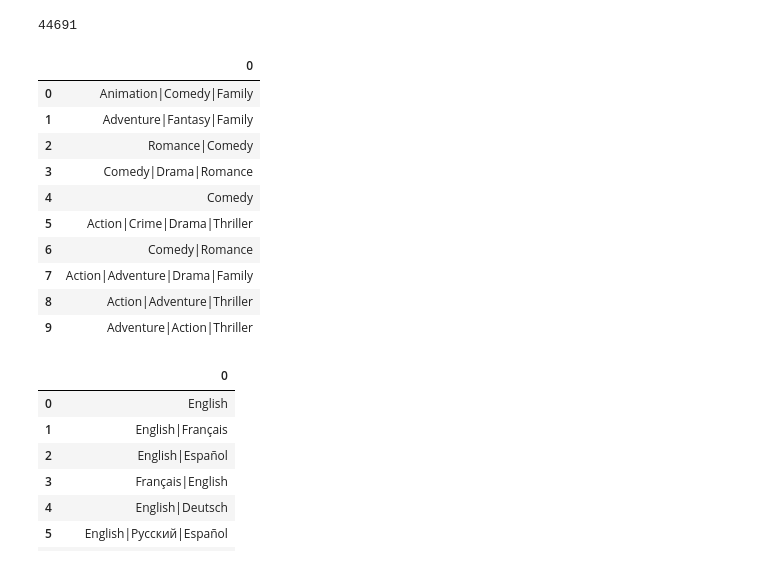
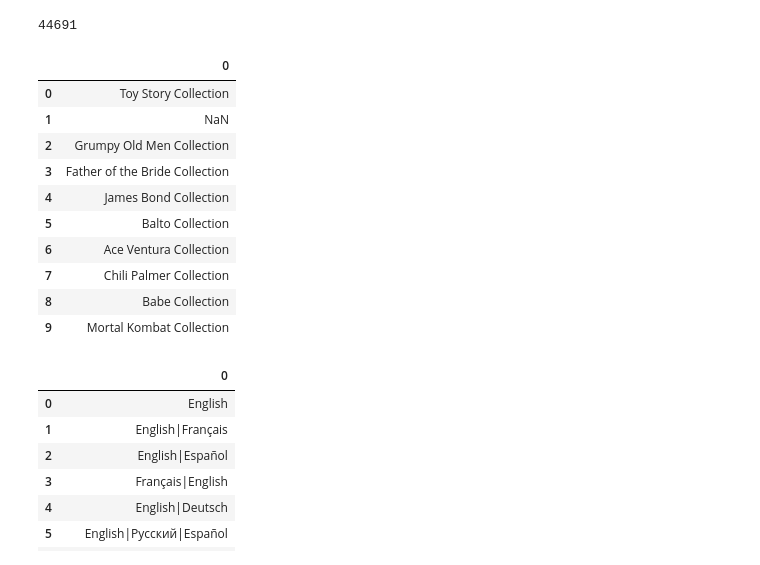
Before and after one commit to julien-data-analyst/Application_web_film, a Jupyter notebook: code/explo.ipynb, the cells around one changed output. Drawn from its saved outputs; the diff is of its cells as text; code cells hidden in the pictures.

Commit message:
added data prep for languages, collection

```diff
--- a/code/explo.ipynb
+++ b/code/explo.ipynb
@@ -95,19 +95,19 @@ def see_unique_values(column:str, data:pd.DataFrame) -> pd.DataFrame:
     unique = data[column].unique()
     return pd.DataFrame(unique)
 # %%
-see_unique_values("genres", dataset)[0:10]
+see_unique_values("belongs_to_collection", dataset)[0:10]
 # %% [output]
 |  | 0 |
-| 0 | Animation|Comedy|Family |
-| 1 | Adventure|Fantasy|Family |
-| 2 | Romance|Comedy |
-| 3 | Comedy|Drama|Romance |
-| 4 | Comedy |
-| 5 | Action|Crime|Drama|Thriller |
-| 6 | Comedy|Romance |
-| 7 | Action|Adventure|Drama|Family |
-| 8 | Action|Adventure|Thriller |
-| 9 | Adventure|Action|Thriller |
+| 0 | Toy Story Collection |
+| 1 | NaN |
+| 2 | Grumpy Old Men Collection |
+| 3 | Father of the Bride Collection |
+| 4 | James Bond Collection |
+| 5 | Balto Collection |
+| 6 | Ace Ventura Collection |
+| 7 | Chili Palmer Collection |
+| 8 | Babe Collection |
+| 9 | Mortal Kombat Collection |
 # %%
 see_unique_values("spoken_languages", dataset)[0:10]
 # Do we do the same with the column containing languages?
```
Also changed, not shown: parts of 8 cells of this notebook.
